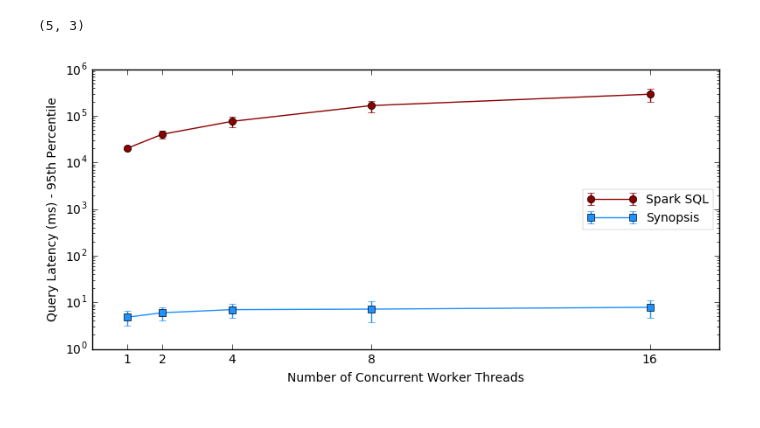
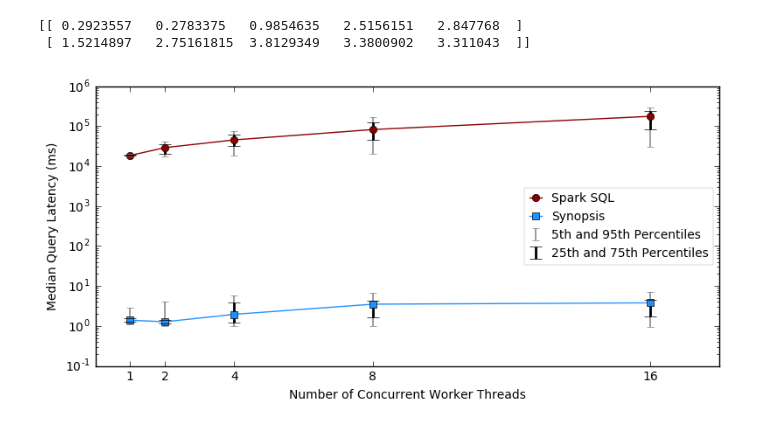
Before and after one commit to thilinamb/synopsis, a Jupyter notebook: benchmarks/spark/spark-sql-analysis.ipynb, the cells around one changed output. Cells and saved outputs as stored; diff of their text form; code cells hidden in the pictures.

Commit message:
Adding updated analysis code and data for Spark-SQL.

```diff
--- a/benchmarks/spark/spark-sql-analysis.ipynb
+++ b/benchmarks/spark/spark-sql-analysis.ipynb
@@ -37,26 +54,39 @@ spark_stats = []
 for f in spark_sql_files:
     spark_stats.append(get_sparksql_stats('./spark-sql/spark-sql/spark-sql-' + f + '.csv'))
 spark_data = np.array(spark_stats)
-print(spark_data.shape)
+
+print(np.vstack([syn_data[:,0] - syn_data[:,2], syn_data[:,5] - syn_data[:,0]]))
 # %% [output]
-(5, 3)
+[[ 0.2923557   0.2783375   0.9854635   2.5156151   2.847768  ]
+ [ 1.5214897   2.75161815  3.8129349   3.3800902   3.311043  ]]
 # %%
 x_vals = [1, 2, 4, 8, 16]
 fig,ax = plt.subplots(figsize=(8,4))
 ax.set_yscale("log", nonposy='clip')
-leg_spark = plt.errorbar(x_vals, spark_data[:,2], yerr=spark_data[:,1], color='darkred', marker='o', lw=1, label='Spark SQL')
-leg_syn = plt.errorbar(x_vals, syn_data[:,2], yerr=syn_data[:,1], color='dodgerblue', marker='s', lw=1 ,label='Synopsis')
+leg_spark = plt.errorbar(x_vals, spark_data[:,0], color='darkred', marker='o', lw=1, label='Spark SQL')
+leg_r_q95 = ax.errorbar(x_vals, spark_data[:,0], yerr=np.vstack([spark_data[:,0] - spark_data[:,2], spark_data[:,5] - spark_data[:,0]]),
+                            label='5th and 95th Percentiles', ecolor='grey', color='white', lw=0.01, capsize=3, elinewidth=1.1)
+leg_r_q75 = ax.errorbar(x_vals, spark_data[:,0], yerr=np.vstack([spark_data[:,0] - spark_data[:,3], spark_data[:,4] - spark_data[:,0]]),
+                            lw=0.0, label='25th and 75th Percentiles', ecolor='black', color='white', capsize=5, elinewidth=2.0)
+
+leg_syn = plt.errorbar(x_vals, syn_data[:,0], color='dodgerblue', marker='s', lw=1 ,label='Synopsis')
+leg_r_q95 = ax.errorbar(x_vals, syn_data[:,0], yerr=np.vstack([syn_data[:,0] - syn_data[:,2], syn_data[:,5] - syn_data[:,0]]), label='5th and 95th Percentiles',
+                       ecolor='grey', color='white', lw=0.01, capsize=3, elinewidth=1.1)
+leg_r_q75 = ax.errorbar(x_vals, syn_data[:,0], yerr=np.vstack([syn_data[:,0] - syn_data[:,3], syn_data[:,4] - syn_data[:,0]]), lw=0.0, label='25th and 75th Percentiles',
+                       ecolor='black', color='white', capsize=5, elinewidth=2.0)
+
+
 plt.xlabel('Number of Concurrent Worker Threads', fontsize=10)
-plt.ylabel('Query Latency (ms) - 95th Percentile', fontsize=10)
+plt.ylabel('Median Query Latency (ms)', fontsize=10)
 plt.xlim(0, 18)
 plt.xticks(x_vals)
 
-lns = (leg_spark, leg_syn)
+lns = (leg_spark, leg_syn, leg_r_q95, leg_r_q75)
 labs = [l.get_label() for l in lns]
-leg = ax.legend(lns, labs, fontsize=10, ncol=1, loc='center right', borderaxespad=0.5, handlelength=4)
+leg = ax.legend(lns, labs, fontsize=10, ncol=1, loc='center right', borderaxespad=0.5, handlelength=1, numpoints=1)
 #leg = ax3.legend(lns, labs, fontsize=9)
 leg.get_frame().set_linewidth(0.1)
 pylab.tight_layout()
-plt.savefig('./spark-sql-query.pdf', dpi=300)
+plt.savefig('./spark-sql-query-complete.pdf', dpi=300, bbox_extra_artists=(leg,), bbox_inches='tight')
 # %% [output]
-[figure, old version]
+[figure, new version]
```
Also changed, not shown: parts of 1 cell of this notebook, 1 other file.
